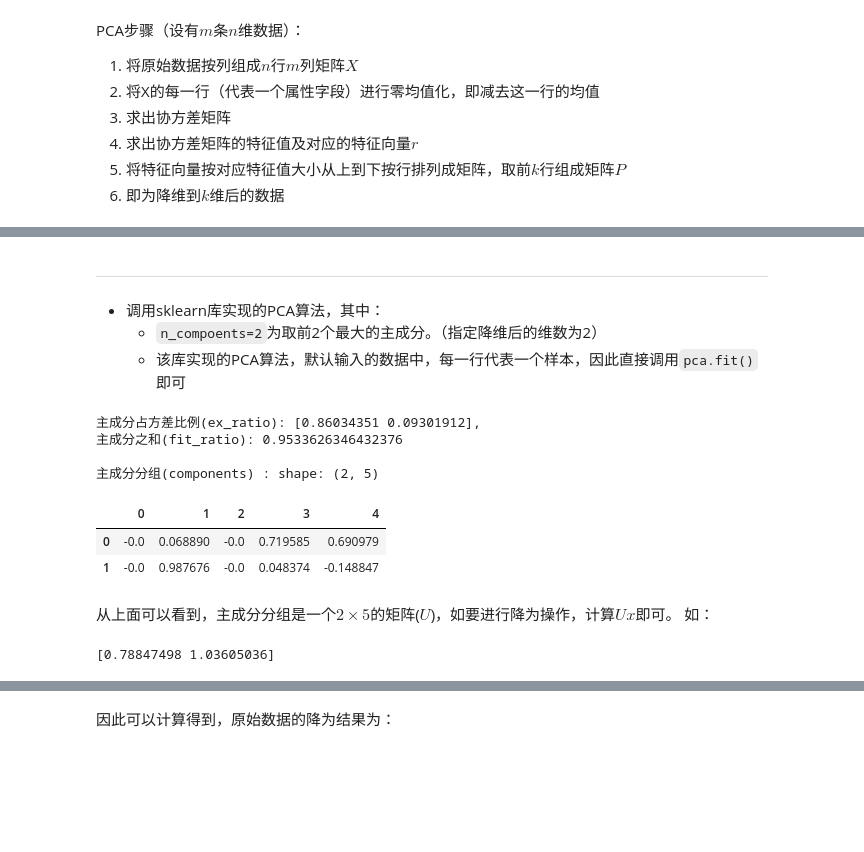
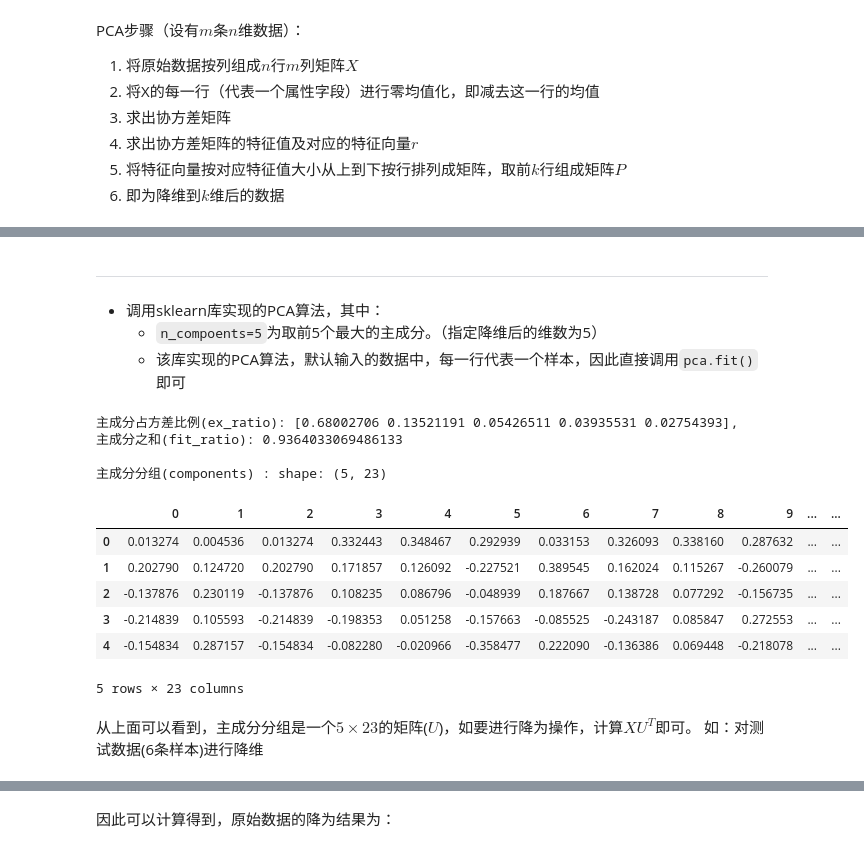
Before and after one commit to Hatuw/gwas-plain, a Jupyter notebook: GWAS-plain-demo.ipynb, the cells around one changed output, grey strips where cells are left out. Saved outputs shown, nothing was run; the diff lists cells and outputs as text; code cells hidden in the pictures; blank space fills up the shorter version.

```diff
--- a/GWAS-plain-demo.ipynb
+++ b/GWAS-plain-demo.ipynb
@@ -115,10 +117,0 @@ PCA步骤（设有$m$条$n$维数据）：
-# %%
-import numpy as np
-import pandas as pd
-from sklearn import decomposition
-
-# 读入数据
-data_file = './data/pca-data.txt'
-data = pd.read_csv(data_file, sep='\t', index_col=False)
-data.set_index('Unnamed: 0', inplace=True)
-data.iloc[:10, 1:6]
@@ -138,31 +129,28 @@ data.iloc[:10, 1:6]
 # %% [markdown]
 ---
 - 调用sklearn库实现的PCA算法，其中：
-  - `n_compoents=2`为取前2个最大的主成分。（指定降维后的维数为2）
+  - `n_compoents=5`为取前5个最大的主成分。（指定降维后的维数为5）
   - 该库实现的PCA算法，默认输入的数据中，每一行代表一个样本，因此直接调用`pca.fit()`即可
 # %%
-pca = decomposition.PCA(n_components=2)
-pca.fit(data.iloc[:10, 1:6])  # 每一行代表一个样本
+pca = decomposition.PCA(n_components=5)
+pca.fit(data.iloc[:120, 1:])  # 每一行代表一个样本
 ex_ratio = pca.explained_variance_ratio_  # 每个主成分占方差比例
 
 print("主成分占方差比例(ex_ratio): {},\n主成分之和(fit_ratio): {}\n".format(ex_ratio, sum(ex_ratio)))
 print("主成分分组(components) : shape: {}".format(pca.components_.shape))
 pd.DataFrame(pca.components_)
 # %% [output]
-主成分占方差比例(ex_ratio): [0.86034351 0.09301912],
-主成分之和(fit_ratio): 0.9533626346432376
+主成分占方差比例(ex_ratio): [0.68002706 0.13521191 0.05426511 0.03935531 0.02754393],
+主成分之和(fit_ratio): 0.9364033069486133
 
-主成分分组(components) : shape: (2, 5)
+主成分分组(components) : shape: (5, 23)
-|  | 0 | 1 | 2 | 3 | 4 |
-| 0 | -0.0 | 0.068890 | -0.0 | 0.719585 | 0.690979 |
-| 1 | -0.0 | 0.987676 | -0.0 | 0.048374 | -0.148847 |
+|  | 0 | 1 | 2 | 3 | 4 | 5 | 6 | 7 | 8 | 9 | ... | ... |
+| 0 | 0.013274 | 0.004536 | 0.013274 | 0.332443 | 0.348467 | 0.292939 | 0.033153 | 0.326093 | 0.338160 | 0.287632 | ... | ... |
+| 1 | 0.202790 | 0.124720 | 0.202790 | 0.171857 | 0.126092 | -0.227521 | 0.389545 | 0.162024 | 0.115267 | -0.260079 | ... | ... |
+| 2 | -0.137876 | 0.230119 | -0.137876 | 0.108235 | 0.086796 | -0.048939 | 0.187667 | 0.138728 | 0.077292 | -0.156735 | ... | ... |
+| 3 | -0.214839 | 0.105593 | -0.214839 | -0.198353 | 0.051258 | -0.157663 | -0.085525 | -0.243187 | 0.085847 | 0.272553 | ... | ... |
+| 4 | -0.154834 | 0.287157 | -0.154834 | -0.082280 | -0.020966 | -0.358477 | 0.222090 | -0.136386 | 0.069448 | -0.218078 | ... | ... |
+5 rows × 23 columns
 # %% [markdown]
-从上面可以看到，主成分分组是一个$2\times5$的矩阵($U$)，如要进行降为操作，计算$Ux$即可。
-如：
+从上面可以看到，主成分分组是一个$5\times23$的矩阵($U$)，如要进行降为操作，计算$XU^T$即可。
+如：对测试数据(6条样本)进行降维
-# %%
-x = np.array([0, 1, 2, 1, 0])  # 输入数据大小为5×n，此处n=1
-out_x = np.dot(pca.components_, x)  # 输出数据大小为2×n，此处n=1
-
-print(out_x)
-# %% [output]
-[0.78847498 1.03605036]
```
Also changed, not shown: parts of 20 cells of this notebook.
